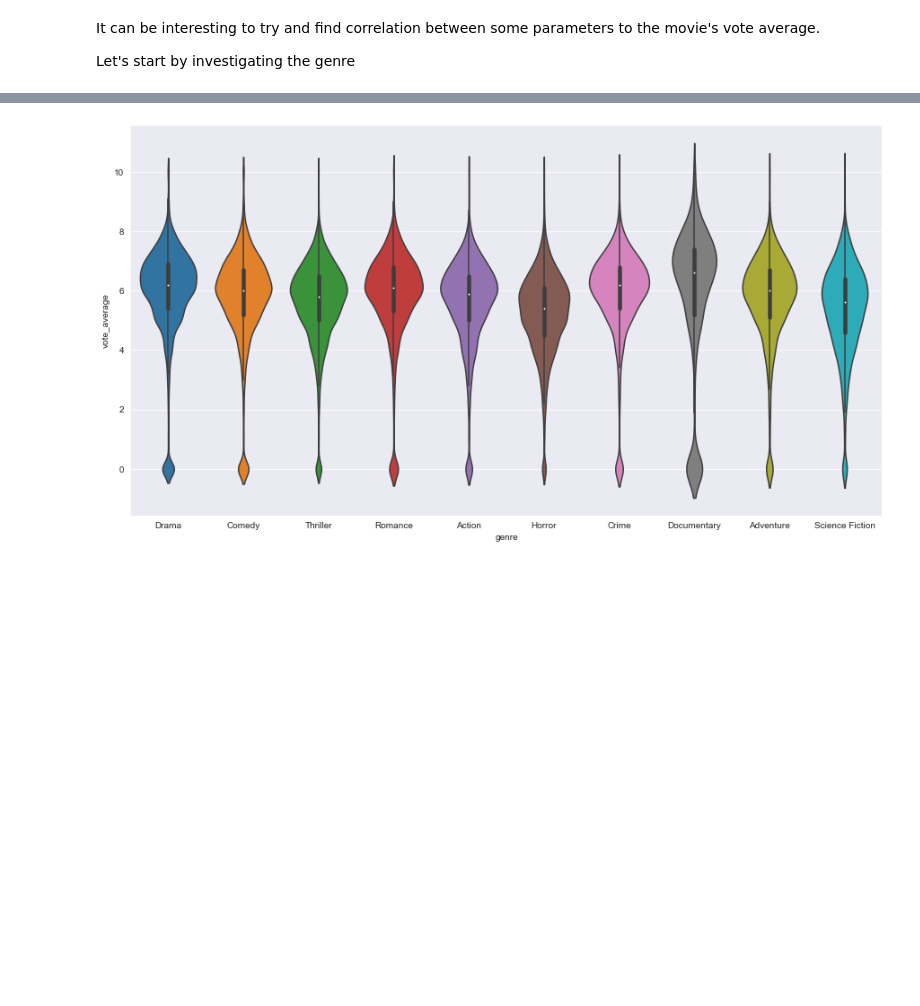
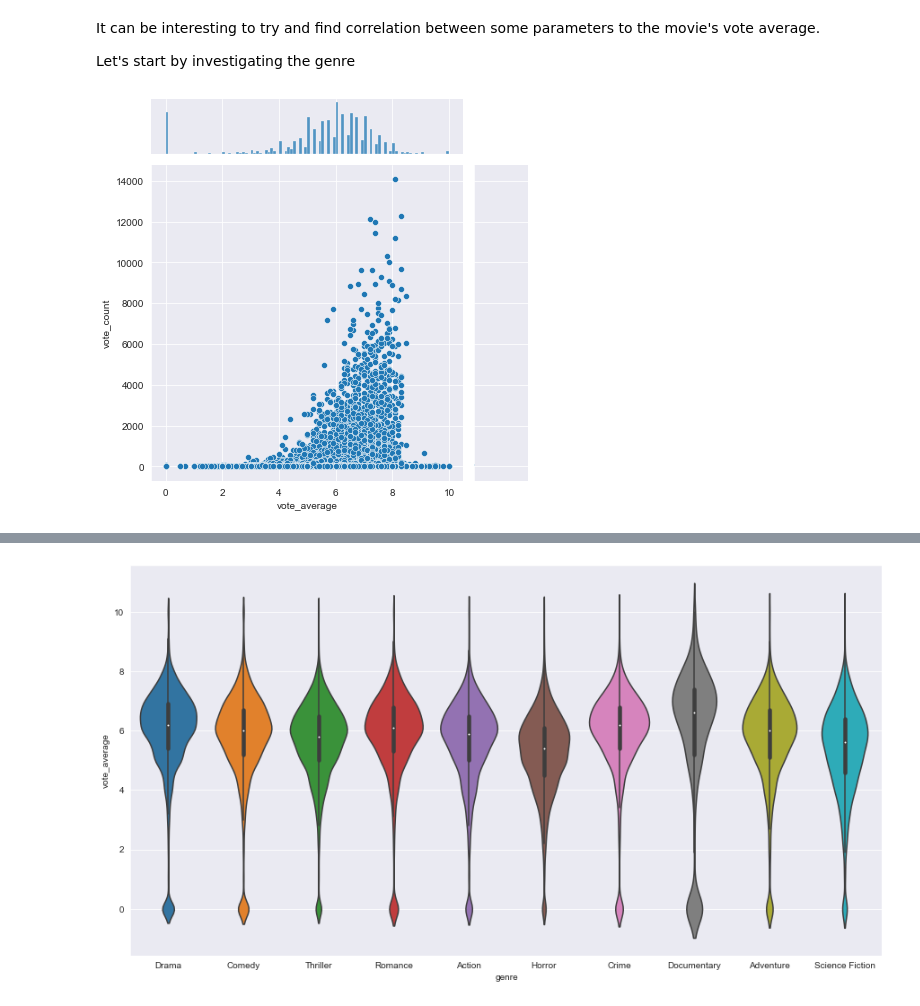
Before and after one commit to adi-benz/movies-rating-analysis, a Jupyter notebook: analysis.ipynb, the cells around one changed output, grey strips where cells are left out. Saved outputs shown, nothing was run; the diff lists cells and outputs as text; code cells hidden in the pictures; blank space fills up the shorter version.

```diff
--- a/analysis.ipynb
+++ b/analysis.ipynb
@@ -504,3 +532,8 @@ plt.show()
 It can be interesting to try and find correlation between some parameters to the movie's vote average.
 
 Let's start by investigating the genre
+# %%
+j = sns.jointplot(data=movies, x='vote_average', y='vote_count')
+plt.show()
+# %% [output]
+[figure, added]
```
Also changed, not shown: parts of 14 cells of this notebook.
